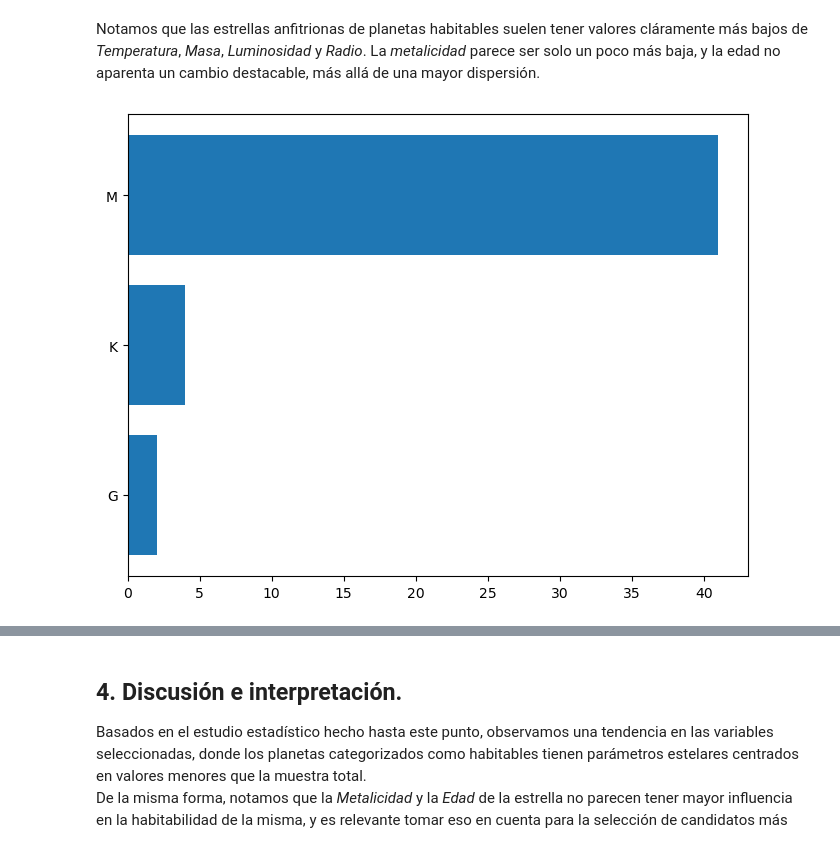
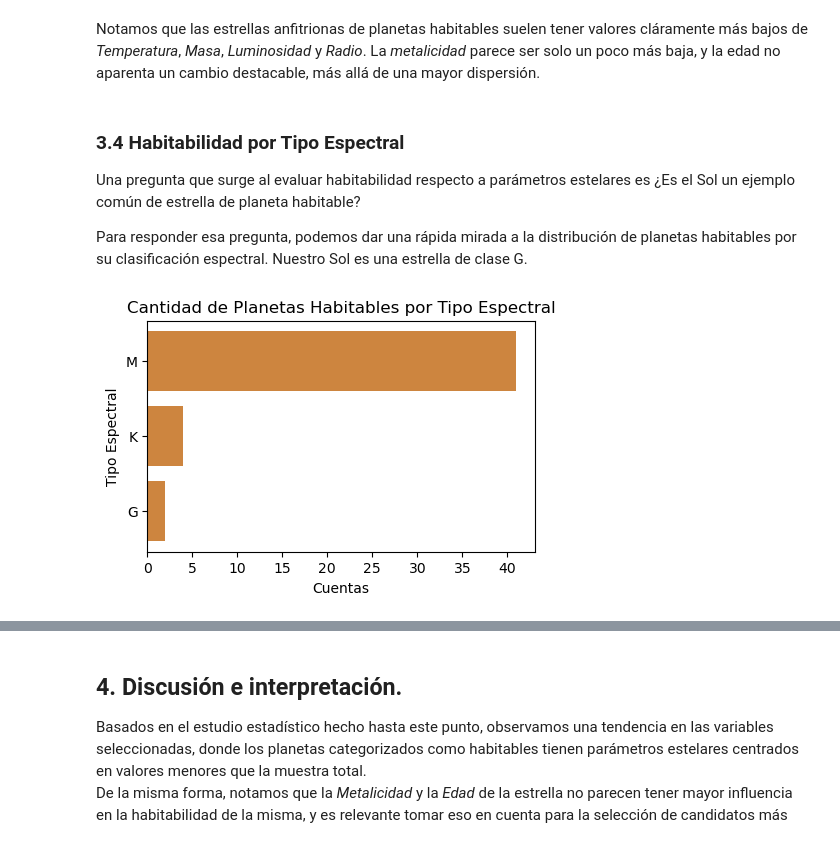
Before and after one commit to sphxisnot/Big-Data-2026, a Jupyter notebook: Hackaton_planetas_grupo_3.ipynb, the cells around one changed output, grey strips where cells are left out. Cells and saved outputs as stored; diff of their text form; code cells hidden in the pictures.

```diff
--- a/Hackaton_planetas_grupo_3.ipynb
+++ b/Hackaton_planetas_grupo_3.ipynb
@@ -176,0 +153,8 @@ plt.show()
+# %%
+g = sns.pairplot(data[params2], hue="P_HABITABLE", corner=True, aspect=1.5,
+                  height=1.5, palette="colorblind", diag_kind="kde",markers=[".","o","o"])
+sns.move_legend(
+    g, "upper right")
+a=plt.gcf()
+a.suptitle("Gráficos de Dispersión de cada variable",fontsize=20)
+plt.show()
@@ -197,13 +189,19 @@ fig.subplots_adjust(wspace=0.3)
 [figure]
 # %% [markdown]
 Notamos que las estrellas anfitrionas de planetas habitables suelen tener valores cláramente más bajos de *Temperatura*, *Masa*, *Luminosidad* y *Radio*. La *metalicidad* parece ser solo un poco más baja, y la edad no aparenta un cambio destacable, más allá de una mayor dispersión.
+# %% [markdown]
+### 3.4 Habitabilidad por Tipo Espectral
+Una pregunta que surge al evaluar habitabilidad respecto a parámetros estelares es ¿Es el Sol un ejemplo común de estrella de planeta habitable?
+
+Para responder esa pregunta, podemos dar una rápida mirada a la distribución de planetas habitables por su clasificación espectral. Nuestro Sol es una estrella de clase G.
 # %%
 s_type = data_habitable["S_TYPE"].dropna().apply(lambda a: a[0]) # limpieza básica de los strings para categorizar por tipo espectral
 types,counts=np.unique(s_type,return_counts=True)
 # %%
-fig1 = plt.figure(figsize=(8,6))
+fig1 = plt.figure(figsize=(5,3))
 ax1 = fig1.add_subplot()
-ax1.barh(types,counts)
+ax1.barh(types,counts, color="peru")
+ax1.set(title="Cantidad de Planetas Habitables por Tipo Espectral",xlabel="Cuentas",ylabel="Tipo Espectral")
 plt.show()
 # %% [output]
-[figure, old version]
+[figure, new version]
```
Also changed, not shown: parts of 12 cells of this notebook.
